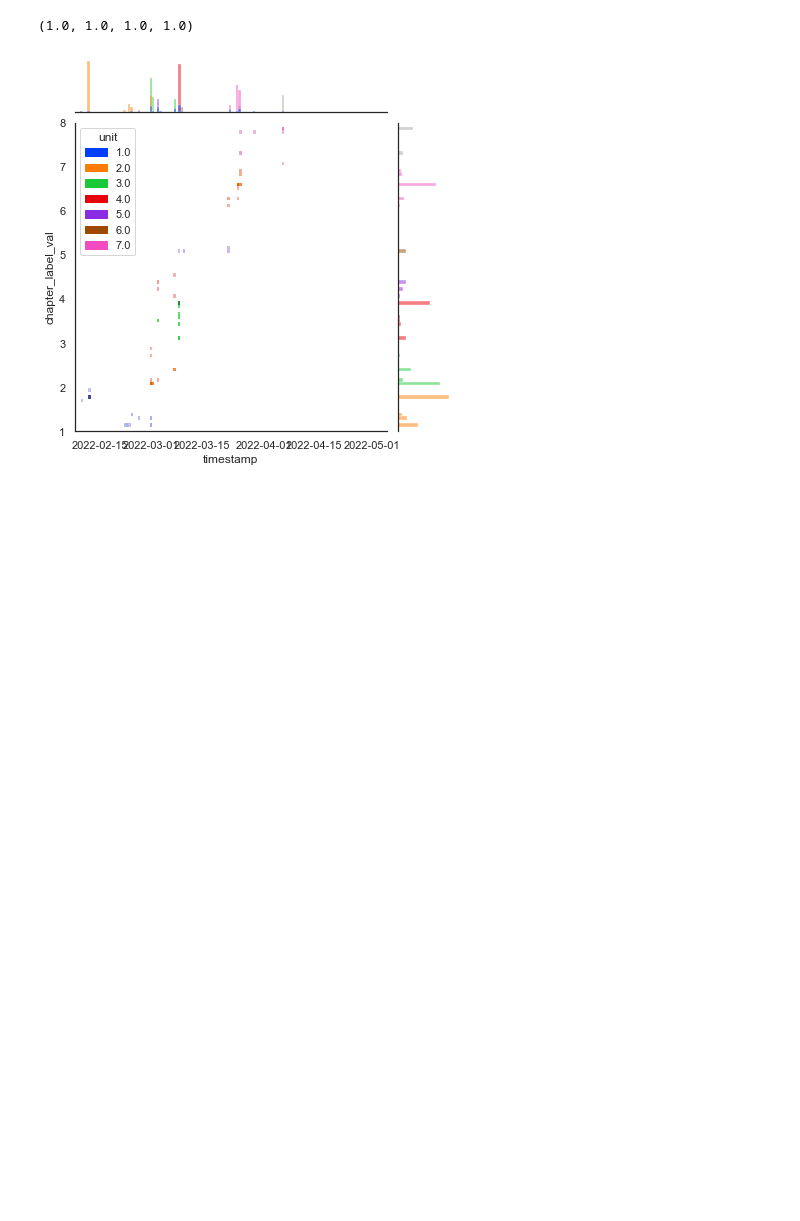
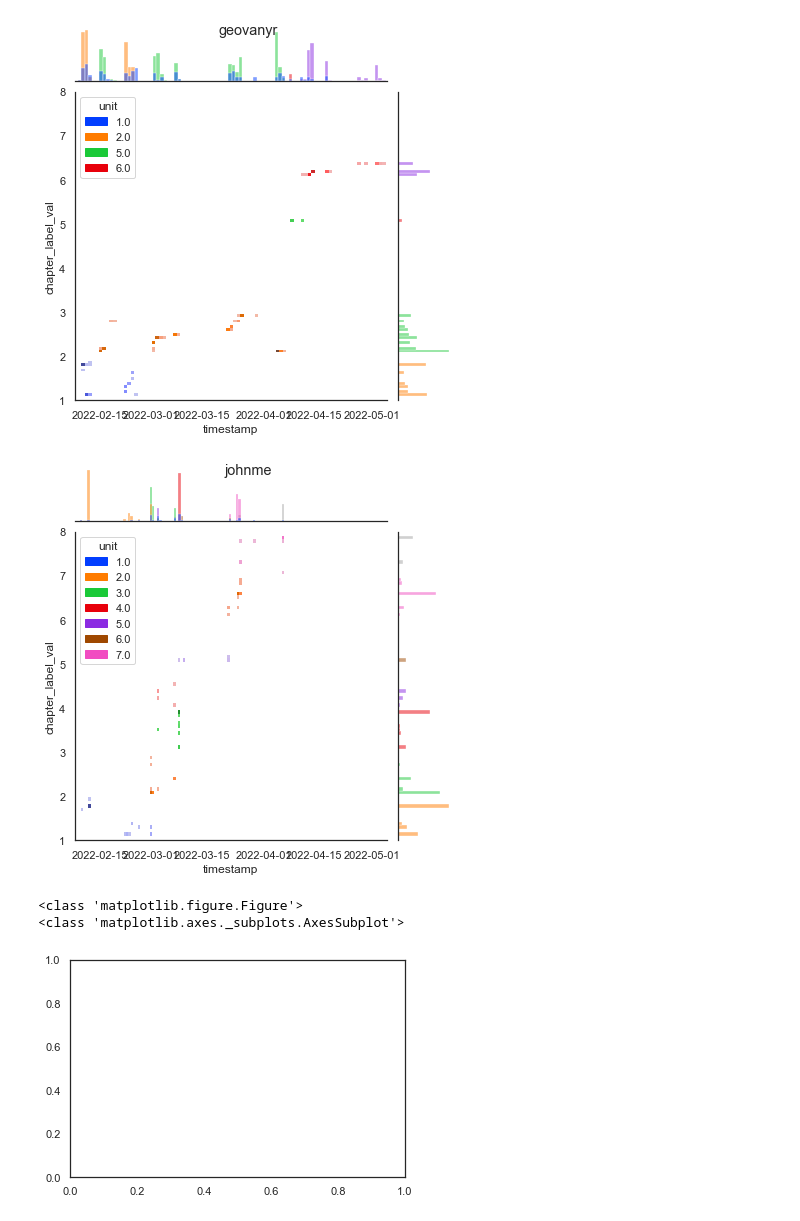
Before and after one commit to nvalente-2sigma/RunestoneAnalysis, a Jupyter notebook: analysis.ipynb, the cells around one changed output. Saved outputs shown, nothing was run; the diff lists cells and outputs as text; code cells hidden in the pictures; blank space fills up the shorter version.

```diff
--- a/analysis.ipynb
+++ b/analysis.ipynb
@@ -9,34 +9,32 @@ log = pd.read_csv('data/data_log.csv', index_col=0)
 actByInt = pd.read_csv('data/activity_by_interaction.csv', index_col=0)
 actBySub = pd.read_csv('data/activity_by_subchapter.csv', index_col=0)
 
+# Drop administrator activity
+# Note: Found student event with admin type, so must also filter for admin actions
 REMOVE_ADMINS = True
 
 sid_map = {}
 name_map = {}
-
+admins = log.query('event == "admin" & act == "admin"')['sid'].unique()
 # Rename chapter_activity headers to match student id (sid) in data_log
 # Assuming actByInt and actBySub have same names in columns headers
 for name in actByInt.columns:
-
     # Split over '<br>' tag and store in dictionaries
     if '<br>' in name:
         full_name = name[:name.index('<')]
         sid = name[name.index('>') + 2:-1]
-        sid_map[sid] = full_name
         name_map[name] = sid
+        if sid not in admins or not REMOVE_ADMINS:
+            sid_map[sid] = full_name
 
 actByInt.rename(columns=name_map, inplace=True)
 actBySub.rename(columns=name_map, inplace=True)
-
-# Drop administrator activity
-# Note: Found student event with admin type, so must also filter for admin actions
-
-admins = log.query('event == "admin" & act == "admin"')['sid'].unique()
 
 if REMOVE_ADMINS:
     log = log[log['sid'].isin(admins) == False]
     actByInt.drop(columns=admins,inplace=True)
     actBySub.drop(columns=admins, inplace=True)
+
 
 # Sometimes the div_id column contains the chapter/subchapter field, so need to split and move to chapter and subchapter columns
 split_div = log[log['div_id'].str.contains('Unit\\d',regex=True) & ~log['div_id'].str.contains('toctree')]
@@ -49,38 +47,47 @@ log[log['div_id'].str.contains('Unit\\d',regex=True) & ~log['div_id'].str.contai
 
 # Create a chapter_label_val column with float values assigned to each subchapter, in order of content progression.
 log['chapter_label_val'] = log['chapter'] + '/' + log['subchapter']
 log['chapter_label_val'] = log['chapter_label_val'].map(lambda x : \
                                                    float(actBySub.loc[actBySub['chapter_label'].str.contains(x),'chapter_label'].iloc[0].split(' ')[0]) \
                                                    if 'Unit' in x else np.nan)
 
 
 # Create scatterplot where x-axis is time, and y-axis represents a linear ordering of the subchapters, determined by a comparable subchapter code
 # size can be constant, 1 point for each activity, for the most granular continuous view - or can cluster activities into bubbles by total interactions
 # Make a joint plot with a histogram of the subchapter activity on the right to show total interaction with each subchapter
 # and a day-wise histogram on top to show total activity for each day
 
 log['timestamp'] = pd.to_datetime(log['timestamp'])
 log['unit']=np.floor(log['chapter_label_val']).astype('str')
-student = log[log['sid'] == 'johnme']
+
 
 first_day = log['timestamp'].dt.date.min()
 last_day = log['timestamp'].dt.date.max()
 num_days = int((last_day - first_day).days)
-
 num_units = len(log['unit'].dropna().unique())
 
-sns.set_style('white')
+sns.set_style('dark')
 sns.set_palette('bright')
-g = sns.jointplot(data=student, x='timestamp',y='chapter_label_val',hue='unit',kind='hist',dropna=True, \
+
+test = ['geovanyr','johnme']
+for sid in test:#sid_map.keys():
+    student = log[log['sid'] == sid]
+    g = sns.jointplot(data=student, x='timestamp',y='chapter_label_val',hue='unit',kind='hist',dropna=True, \
               joint_kws=dict(bins=num_days), marginal_kws=dict(bins=num_days),\
               xlim=(first_day,last_day),ylim=(1,num_units))
+    sns.move_legend(g.ax_joint, loc='upper left')
+    plt.suptitle(sid)
+    plt.show()
 
-sns.move_legend(g.ax_joint, loc='upper left')
-plt.show()
+for sp in plt.subplots():
+    print(type(sp))
 
 # - Add sliders
 # - Class aggregate
 # - Add to FacetGrid for whole class
 # %% [output]
+[figure, new version]
+[figure, added]
-(1.0, 1.0, 1.0, 1.0)
+<class 'matplotlib.figure.Figure'>
+<class 'matplotlib.axes._subplots.AxesSubplot'>
-[figure, old version]
+[figure, added]
```
